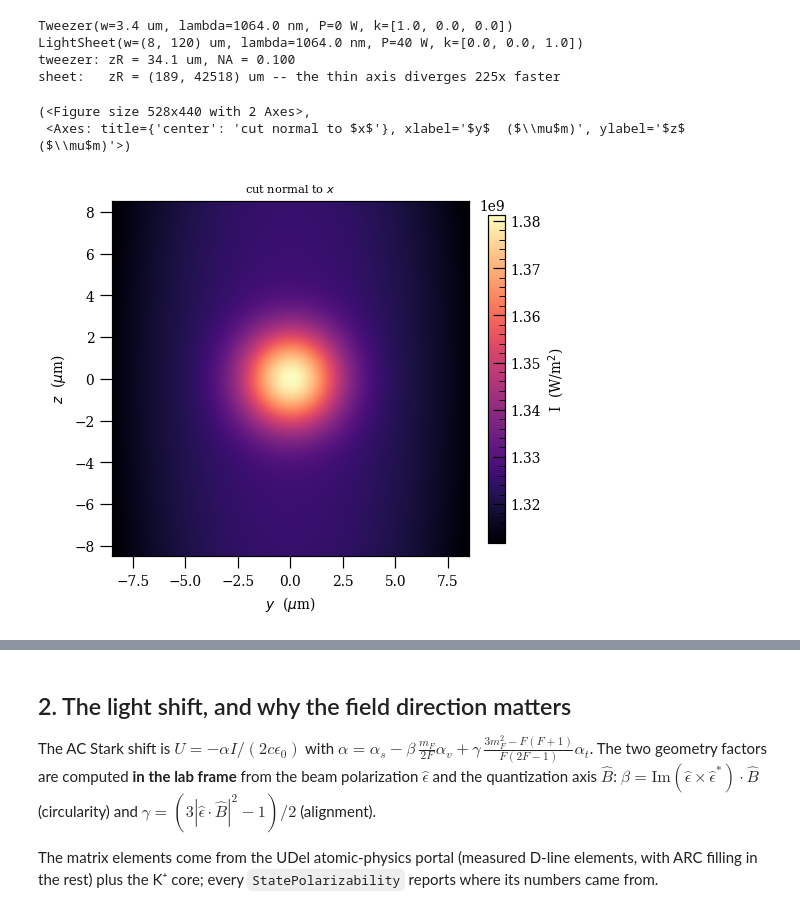
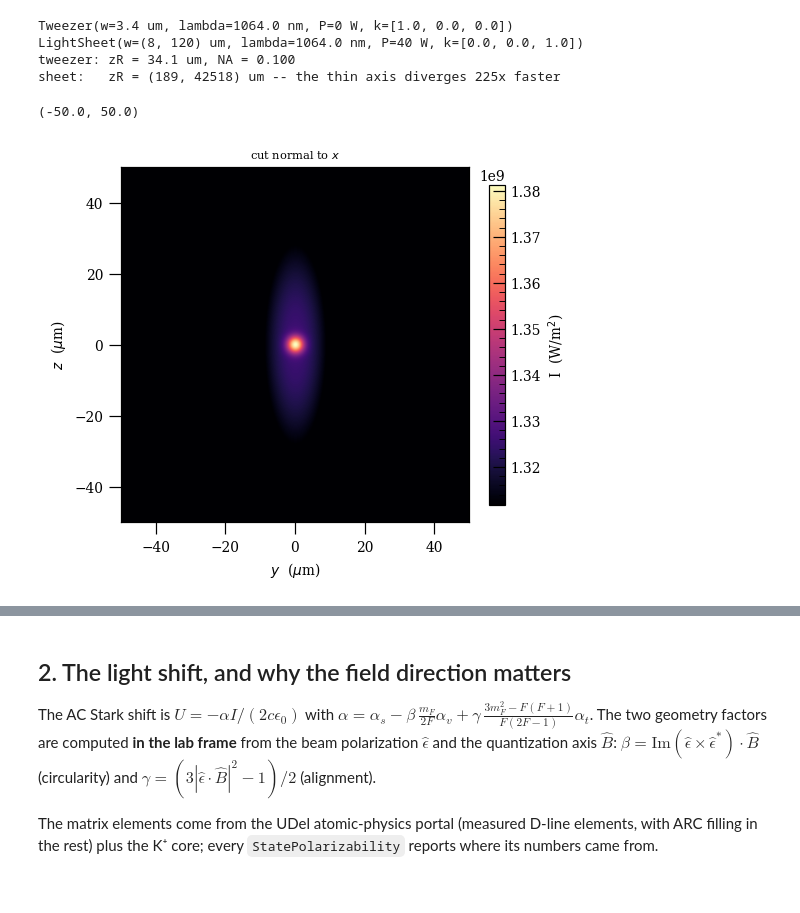
Before and after one commit to ucsb-amo/k-amo, a Jupyter notebook: kamo/trap/examples/trap_demo.ipynb, the cells around one changed output, grey strips where cells are left out. Saved outputs shown, nothing was run; the diff lists cells and outputs as text; code cells hidden in the pictures.

```diff
--- a/kamo/trap/examples/trap_demo.ipynb
+++ b/kamo/trap/examples/trap_demo.ipynb
@@ -83,16 +80,14 @@ sheet:   zR = (189, 42518) um -- the thin axis diverges 225x faster
 # %%
 # fig, axes = plt.subplots(3,1, figsize=(5,10), layout="constrained")
 # tplt.plot_beam_profile(sheet, ax=axes[0], title="light sheet: w_u(s), w_v(s)")
 # tplt.plot_plane_cut(tw.with_power(43.65e-6), normal=(0, 1, 0), aspect='equal', title="tweezer, x-z plane")
 tplt.plot_plane_cut(tw.with_power(1.e-3) + sheet.with_power(2.),
                     normal=(1.,0.,0),
-                    aspect='auto',
-                    n=(2000,2000))
-# plt.ylim([-50,50])
-# plt.xlim([-50,50])
+                    aspect='auto')
+plt.ylim([-50,50])
+plt.xlim([-50,50])
 # plt.show()
 # %% [output]
-(<Figure size 528x440 with 2 Axes>,
- <Axes: title={'center': 'cut normal to $x$'}, xlabel='$y$  ($\\mu$m)', ylabel='$z$  ($\\mu$m)'>)
+(-50.0, 50.0)
-[figure, old version]
+[figure, new version]
 # %%
```
Also changed, not shown: parts of 9 cells of this notebook.
